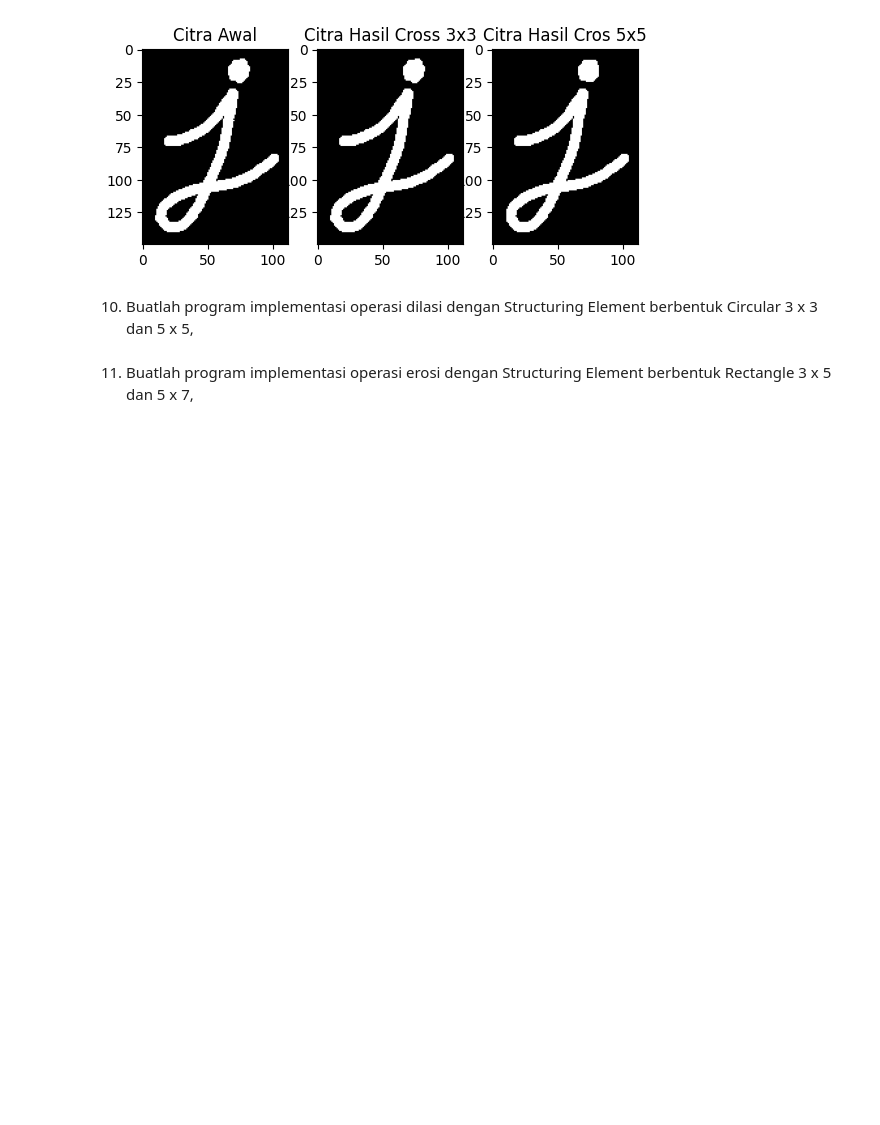
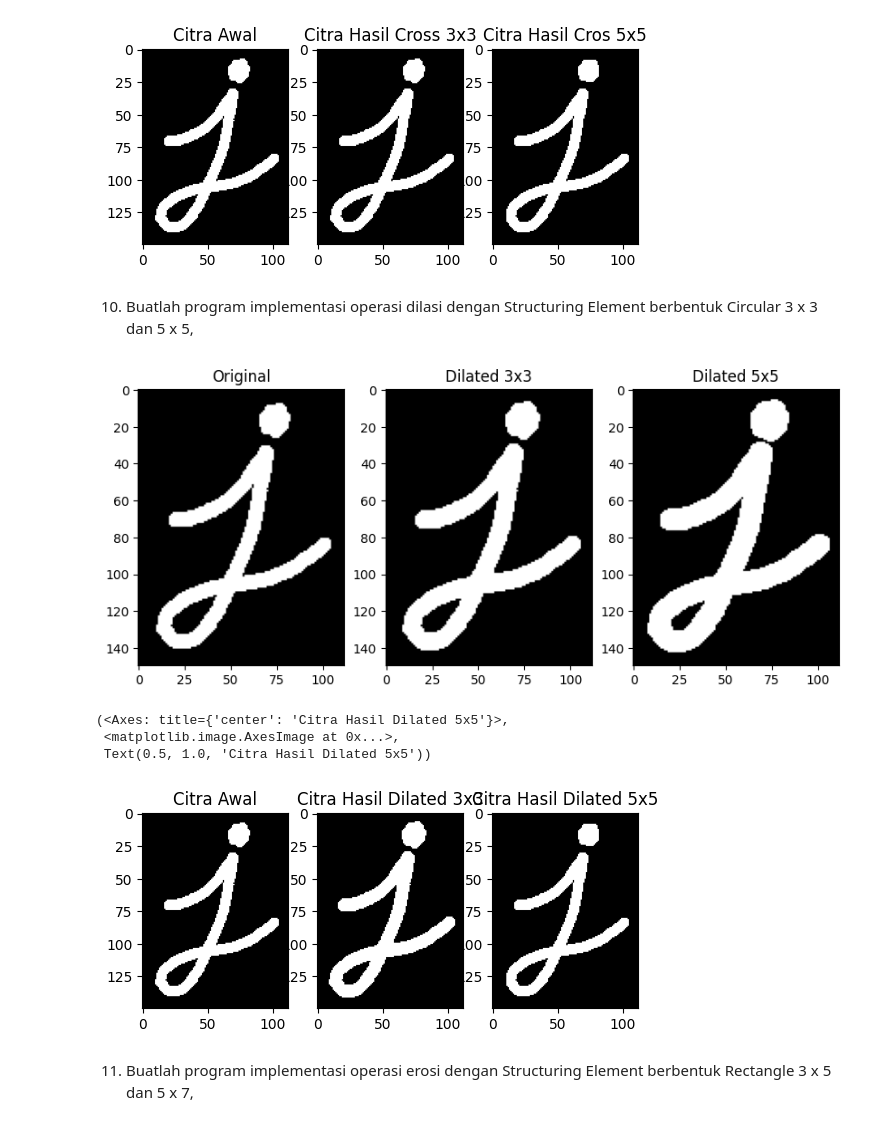
Before and after one commit to kausar-vento/PCVK_Genap_2023, a Jupyter notebook: Minggu 9/Week9.ipynb, the cells around one changed output. Drawn from its saved outputs; the diff is of its cells as text; code cells hidden in the pictures; blank space fills up the shorter version.

```diff
--- a/Minggu 9/Week9.ipynb
+++ b/Minggu 9/Week9.ipynb
@@ -180,6 +178,41 @@ plt.subplot(133),plt.imshow(opening_5x5),plt.title('Citra Hasil Cros 5x5')
 # %% [markdown]
 10. Buatlah program implementasi operasi dilasi dengan Structuring Element berbentuk
 Circular 3 x 3 dan 5 x 5,
+# %%
+# Load the image
+img_tugas_10 = cv2.imread('/content/drive/MyDrive/PCVK/Images/j.png')
+
+# Create a circular structuring element with size 3x3
+se_3x3 = cv2.getStructuringElement(cv2.MORPH_ELLIPSE, (3, 3))
+
+# Dilate the image with the 3x3 structuring element
+dilated_3x3 = cv2.dilate(img_tugas_10, se_3x3, iterations=1)
+
+# Create a circular structuring element with size 5x5
+se_5x5 = cv2.getStructuringElement(cv2.MORPH_ELLIPSE, (5, 5))
+
+# Dilate the image with the 5x5 structuring element
+dilated_5x5 = cv2.dilate(img_tugas_10, se_5x5, iterations=1)
+
+# Display the images using Matplotlib
+fig, axs = plt.subplots(1, 3, figsize=(10, 10))
+axs[0].imshow(img_tugas_10, cmap='gray')
+axs[0].set_title('Original')
+axs[1].imshow(dilated_3x3, cmap='gray')
+axs[1].set_title('Dilated 3x3')
+axs[2].imshow(dilated_5x5, cmap='gray')
+axs[2].set_title('Dilated 5x5')
+plt.show()
+
+plt.subplot(131),plt.imshow(img_tugas_10),plt.title('Citra Awal')
+plt.subplot(132),plt.imshow(dilated_3x3),plt.title('Citra Hasil Dilated 3x3')
+plt.subplot(133),plt.imshow(opening_5x5),plt.title('Citra Hasil Dilated 5x5')
+# %% [output]
+[figure, added]
+(<Axes: title={'center': 'Citra Hasil Dilated 5x5'}>,
+ <matplotlib.image.AxesImage at 0x...>,
+ Text(0.5, 1.0, 'Citra Hasil Dilated 5x5'))
+[figure, added]
 # %% [markdown]
 11. Buatlah program implementasi operasi erosi dengan Structuring Element berbentuk
 Rectangle 3 x 5 dan 5 x 7,
```
Also changed, not shown: parts of 3 cells of this notebook.
